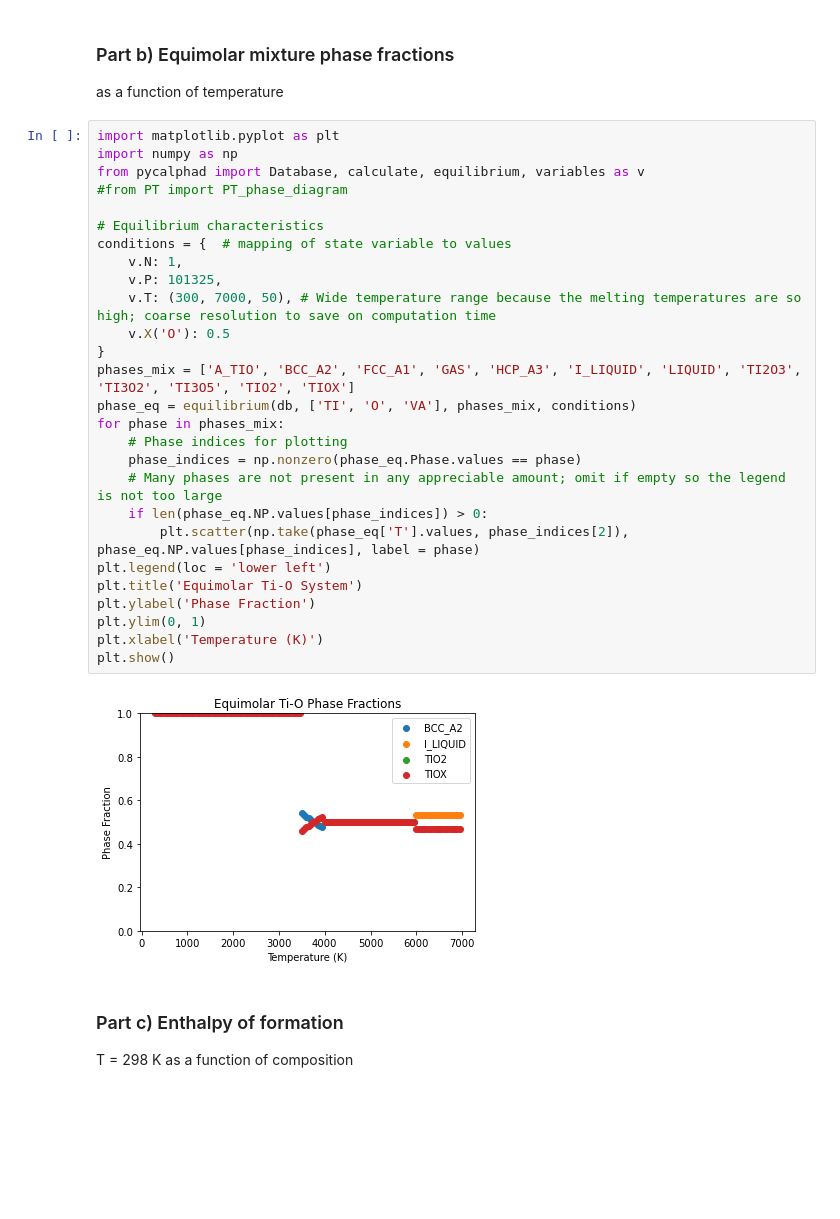
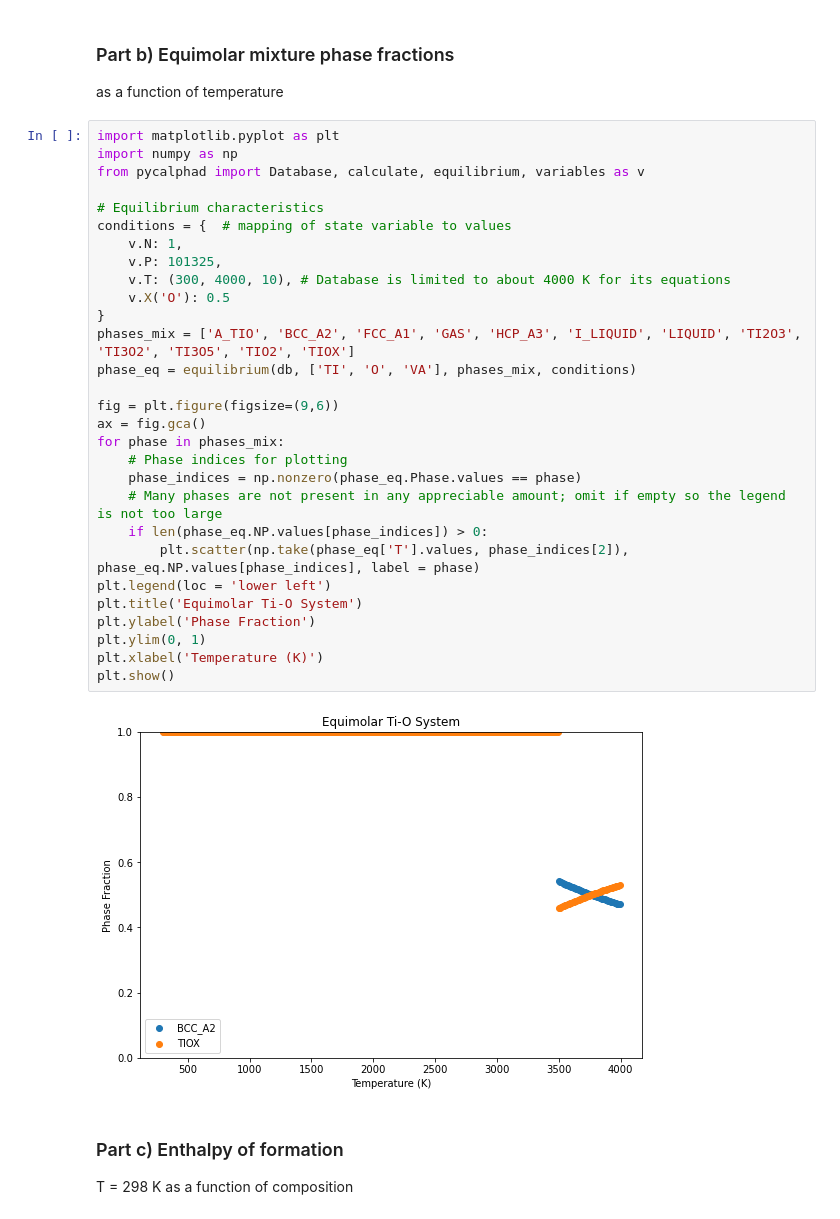
Before and after one commit to jkboualavong/MATSE580-pycalphad, a Jupyter notebook: Homework2/TiO Properties.ipynb, the cells around one changed output. Saved outputs shown, nothing was run; the diff lists cells and outputs as text; blank space fills up the shorter version.

```diff
--- a/Homework2/TiO Properties.ipynb
+++ b/Homework2/TiO Properties.ipynb
@@ -189,32 +189,34 @@ as a function of temperature
 # %%
 import matplotlib.pyplot as plt
 import numpy as np
 from pycalphad import Database, calculate, equilibrium, variables as v
-#from PT import PT_phase_diagram
 
 # Equilibrium characteristics
 conditions = {  # mapping of state variable to values
     v.N: 1,
     v.P: 101325,
-    v.T: (300, 7000, 50), # Wide temperature range because the melting temperatures are so high; coarse resolution to save on computation time
+    v.T: (300, 4000, 10), # Database is limited to about 4000 K for its equations
     v.X('O'): 0.5
 }
 phases_mix = ['A_TIO', 'BCC_A2', 'FCC_A1', 'GAS', 'HCP_A3', 'I_LIQUID', 'LIQUID', 'TI2O3', 'TI3O2', 'TI3O5', 'TIO2', 'TIOX']
 phase_eq = equilibrium(db, ['TI', 'O', 'VA'], phases_mix, conditions)
+
+fig = plt.figure(figsize=(9,6))
+ax = fig.gca()
 for phase in phases_mix:
     # Phase indices for plotting
     phase_indices = np.nonzero(phase_eq.Phase.values == phase)
     # Many phases are not present in any appreciable amount; omit if empty so the legend is not too large
     if len(phase_eq.NP.values[phase_indices]) > 0:
         plt.scatter(np.take(phase_eq['T'].values, phase_indices[2]), phase_eq.NP.values[phase_indices], label = phase)
 plt.legend(loc = 'lower left')
 plt.title('Equimolar Ti-O System')
 plt.ylabel('Phase Fraction')
 plt.ylim(0, 1)
 plt.xlabel('Temperature (K)')
 plt.show()
 # %% [output]
-[figure, old version]
+[figure, new version]
 # %% [markdown]
 ### Part c) Enthalpy of formation
 T = 298 K as a function of composition
```
Also changed, not shown: parts of 4 cells of this notebook.
